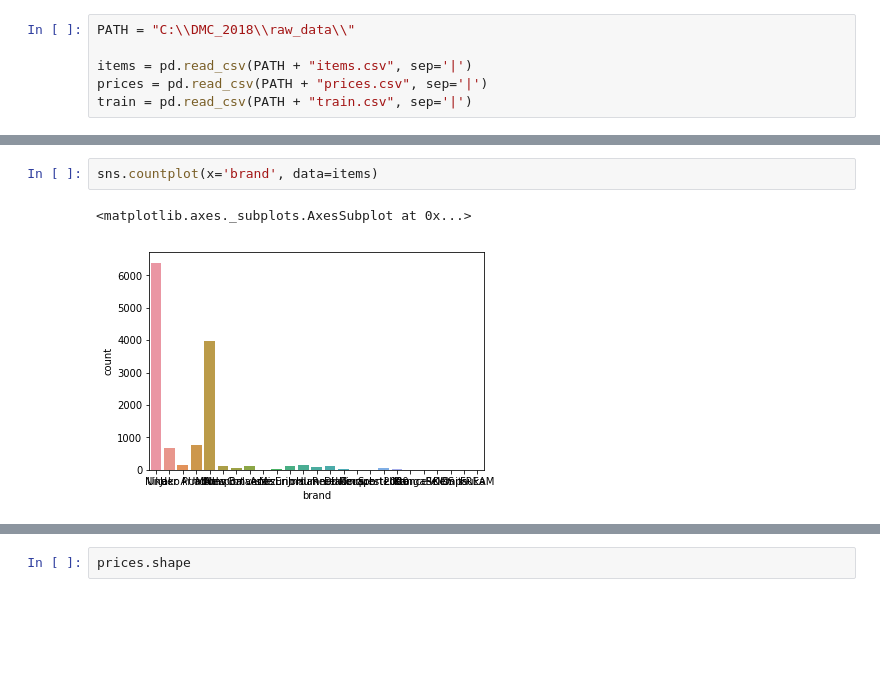
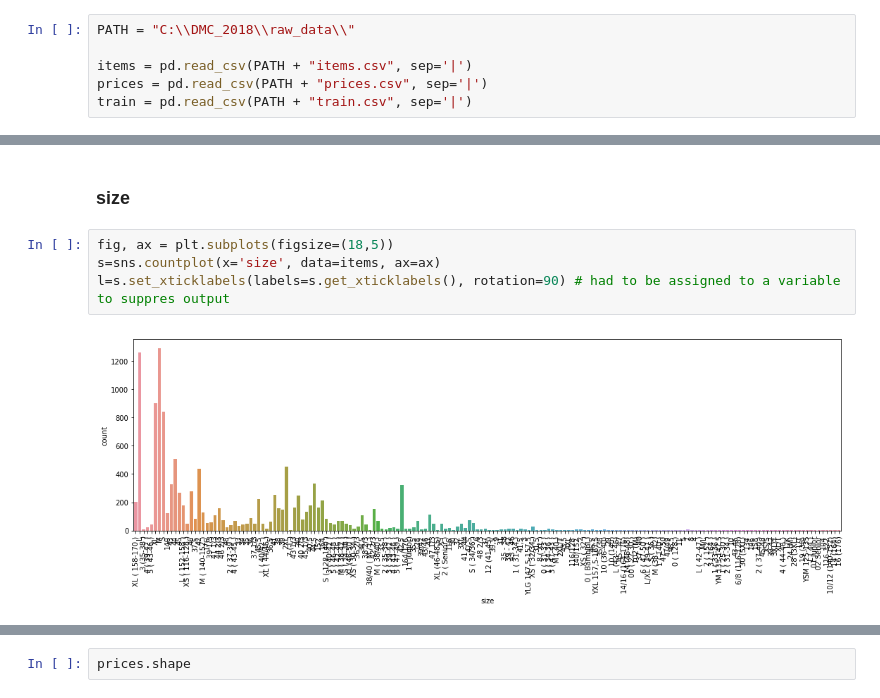
Before and after one commit to TomaszStepien/Data-Mining-Cup-2018, a Jupyter notebook: EDA.ipynb, the cells around one changed output, grey strips where cells are left out. Saved outputs shown, nothing was run; the diff lists cells and outputs as text; blank space fills up the shorter version.

```diff
--- a/EDA.ipynb
+++ b/EDA.ipynb
@@ -114,5 +153,8 @@ sns.countplot(x='color', data=items)
-# %%
-sns.countplot(x='brand', data=items)
-# %% [output]
-<matplotlib.axes._subplots.AxesSubplot at 0x...>
-[figure, removed]
+# %% [markdown]
+###  size
+# %%
+fig, ax = plt.subplots(figsize=(18,5))
+s=sns.countplot(x='size', data=items, ax=ax)
+l=s.set_xticklabels(labels=s.get_xticklabels(), rotation=90) # had to be assigned to a variable to suppres output
+# %% [output]
+[figure, added]
```
Also changed, not shown: parts of 49 cells of this notebook, 1 other file.
